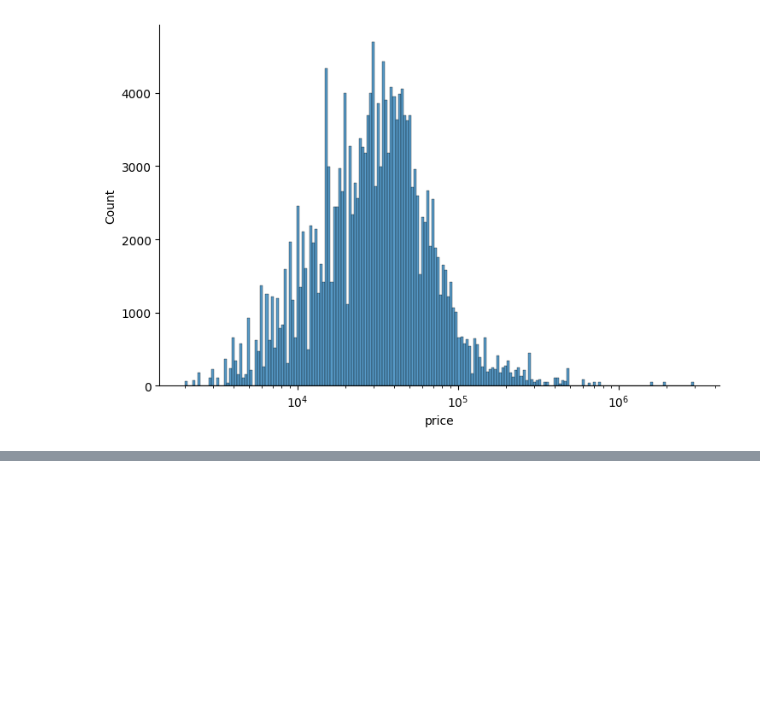
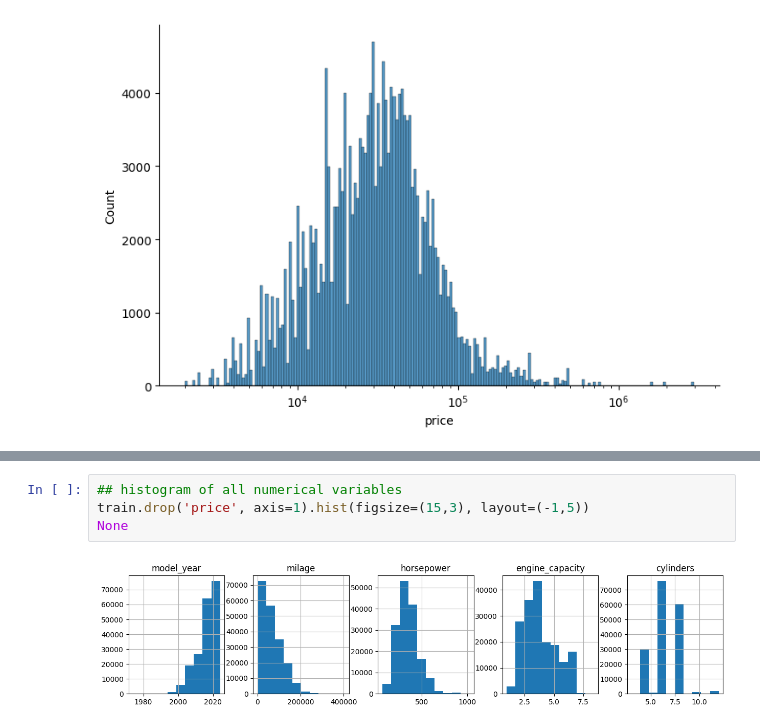
Before and after one commit to stephanie-yz/Kaggle_PG4.09_UsedCar, a Jupyter notebook: 02_EDA.ipynb, the cells around one changed output, grey strips where cells are left out. Saved outputs shown, nothing was run; the diff lists cells and outputs as text; blank space fills up the shorter version.

Commit message:
Univariate numerical

```diff
--- a/02_EDA.ipynb
+++ b/02_EDA.ipynb
@@ -28,0 +34,6 @@ g=sns.displot(data=train, x='price', aspect=1.5, log_scale=True)
+# %%
+## histogram of all numerical variables
+train.drop('price', axis=1).hist(figsize=(15,3), layout=(-1,5))
+None
+# %% [output]
+[figure, added]
```
Also changed, not shown: parts of 3 cells of this notebook.
